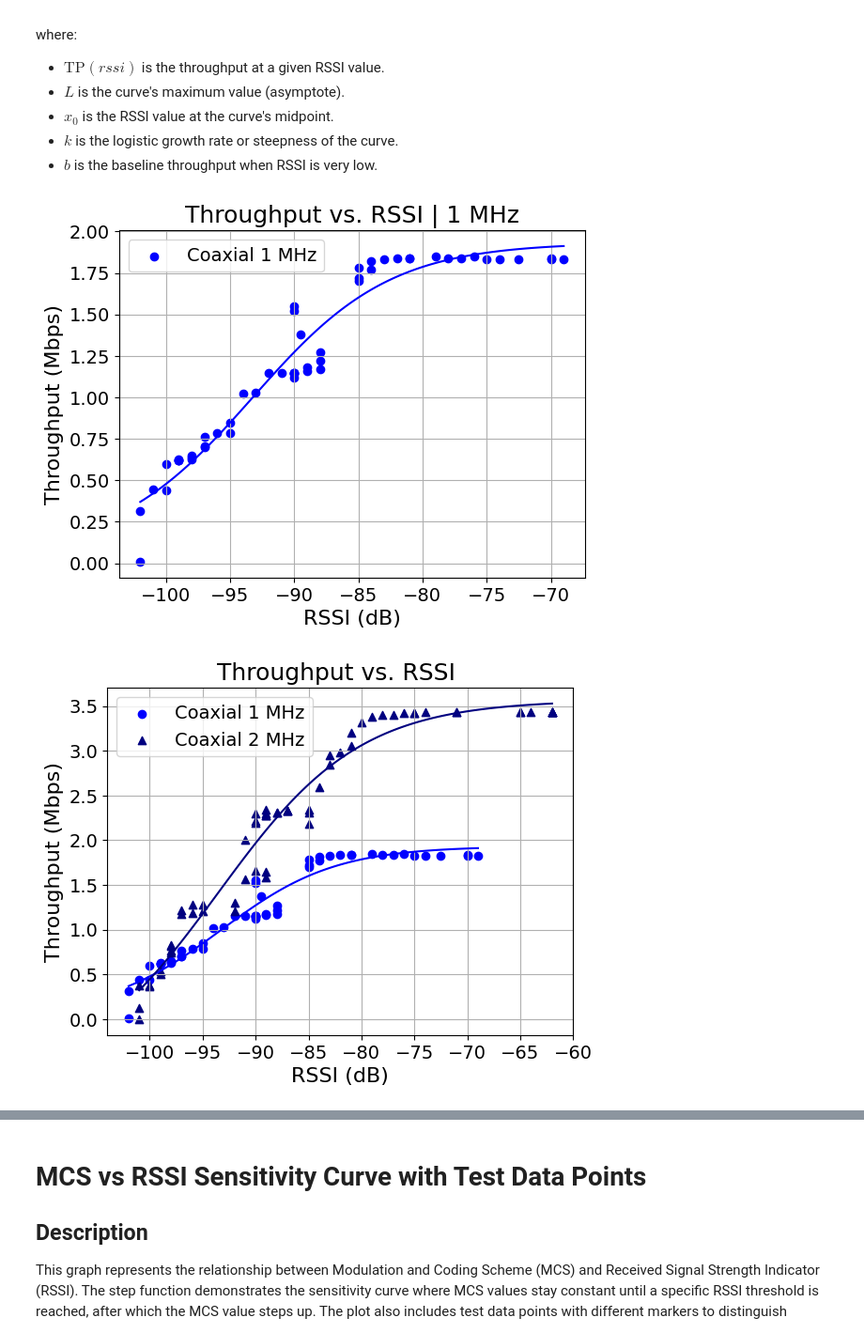
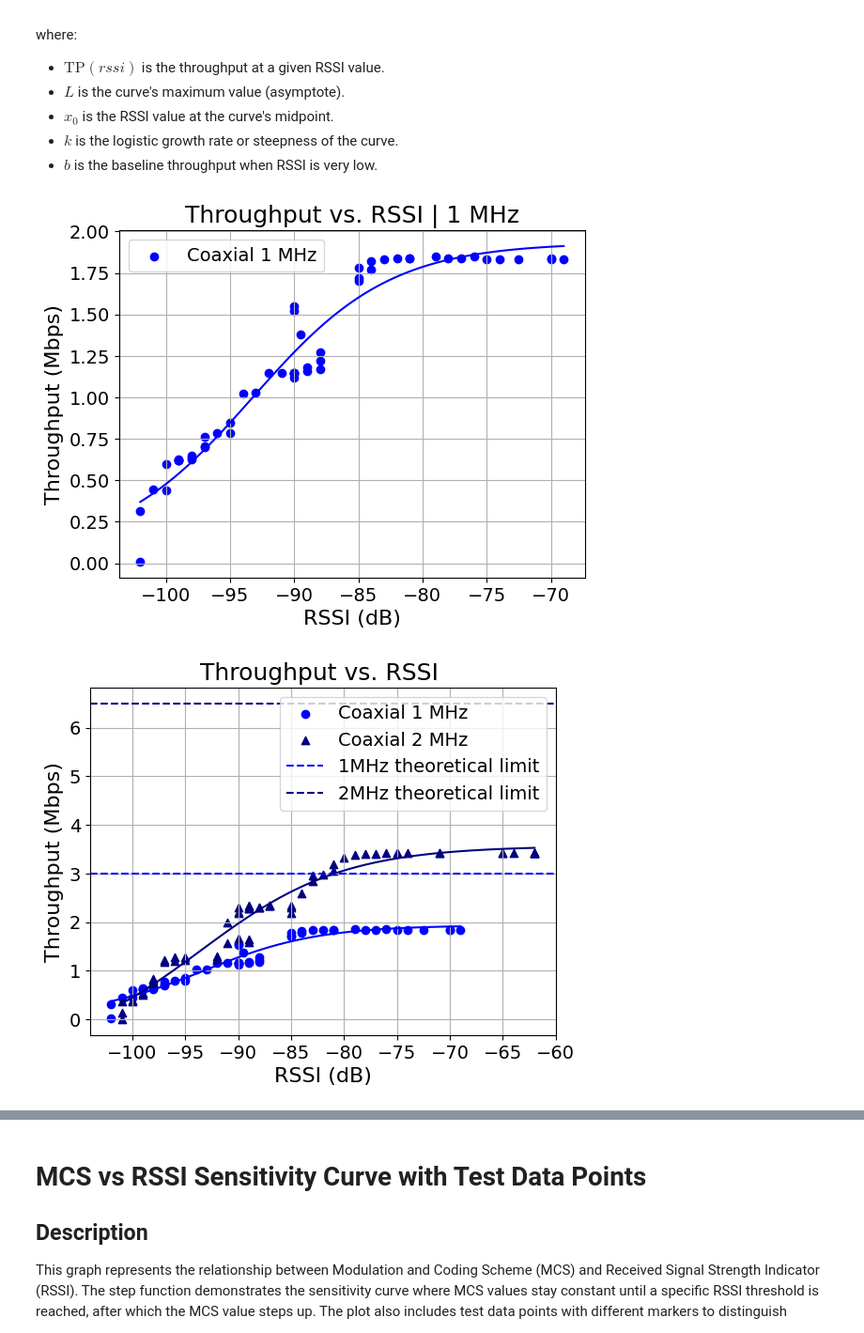
Before and after one commit to A-Raffoul/WiFi_HaLow, a Jupyter notebook: graph.ipynb, the cells around one changed output, grey strips where cells are left out. Shown at 94% size. Drawn from its saved outputs; the diff is of its cells as text; code cells hidden in the pictures.

```diff
--- a/graph.ipynb
+++ b/graph.ipynb
@@ -154,33 +168,36 @@ def fit_and_plot_throughput_vs_rssi(df, label, color, marker='o'):
 
 fit_and_plot_throughput_vs_rssi(df_coaxial_1M, 'Coaxial 1 MHz', 'blue', 'o')
 # fit_and_plot_throughput_vs_rssi(df_coaxial_2M, 'Coaxial 2 MHz', 'navy', '^')
 # fit_and_plot_throughput_vs_rssi(df_indoor_1M, 'Indoor 1 MHz', 'red', 'o')
 # fit_and_plot_throughput_vs_rssi(df_indoor_2M, 'Indoor 2 MHz', 'darkorange', '^')
 
 plt.xlabel('RSSI (dB)' , fontsize=16)
 plt.ylabel('Throughput (Mbps)', fontsize=16)
 plt.xticks(fontsize=14)
 plt.yticks(fontsize=14)
 plt.legend(fontsize=14)
 plt.grid()
 plt.title('Throughput vs. RSSI | 1 MHz', fontsize=18)
 plt.show()
 
 fit_and_plot_throughput_vs_rssi(df_coaxial_1M, 'Coaxial 1 MHz', 'blue', 'o')
 fit_and_plot_throughput_vs_rssi(df_coaxial_2M, 'Coaxial 2 MHz', 'navy', '^')
 # fit_and_plot_throughput_vs_rssi(df_indoor_1M, 'Indoor 1 MHz', 'red', 'o')
 # fit_and_plot_throughput_vs_rssi(df_indoor_2M, 'Indoor 2 MHz', 'darkorange', '^')
+plt.axhline(y=3.0, color='blue', linestyle='--', label='1MHz theoretical limit')
+plt.axhline(y=6.5, color='navy', linestyle='--', label='2MHz theoretical limit')
+
 
 plt.xlabel('RSSI (dB)' , fontsize=16)
 plt.ylabel('Throughput (Mbps)', fontsize=16)
 plt.xticks(fontsize=14)
 plt.yticks(fontsize=14)
 plt.legend(fontsize=14)
 plt.grid()
 plt.title('Throughput vs. RSSI ', fontsize=18)
 plt.show()
 # %% [output]
 [figure]
-[figure, old version]
+[figure, new version]
 # %%
 fit_and_plot_throughput_vs_rssi(df_coaxial_1M, 'Coaxial 1 MHz', 'blue', 'o')
```
Also changed, not shown: parts of 21 cells of this notebook, 50 other files.
